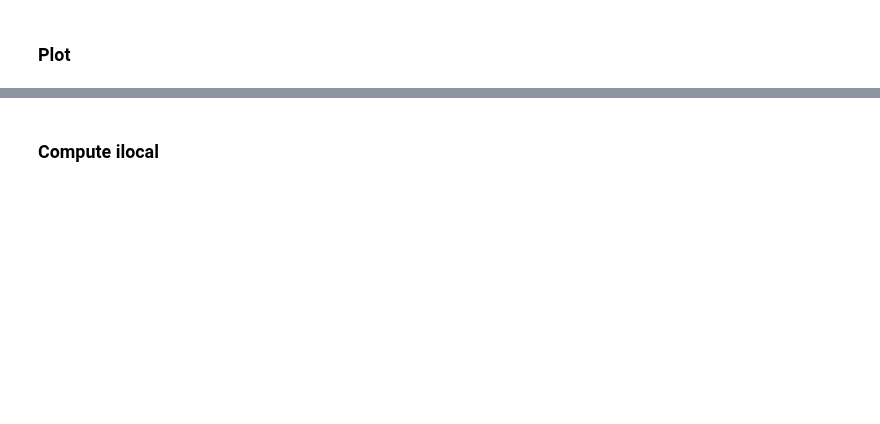
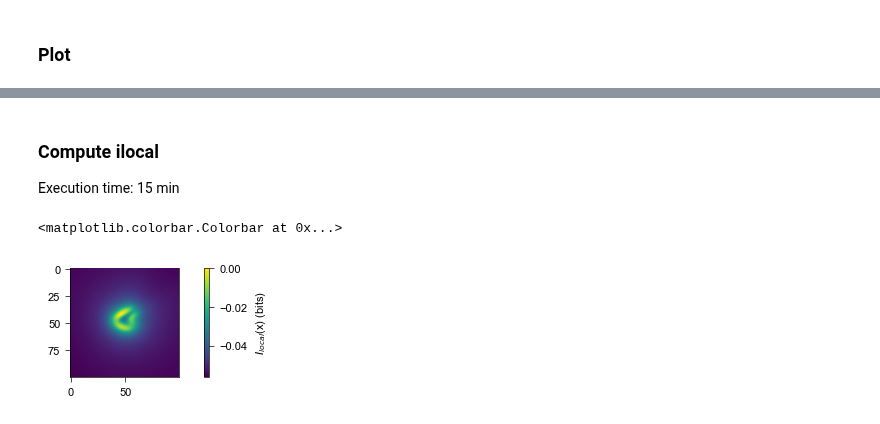
Before and after one commit to steevelaquitaine/fisher-info-limits, a Jupyter notebook: notebooks/fig3_w_ilocal.ipynb, the cells around one changed output, grey strips where cells are left out. Cells and saved outputs as stored; diff of their text form; code cells hidden in the pictures; blank space fills up the shorter version.

```diff
--- a/notebooks/fig3_w_ilocal.ipynb
+++ b/notebooks/fig3_w_ilocal.ipynb
@@ -722,5 +731,7 @@ assert np.allclose(Ilocal0.mean(), 0.0013, atol=1e-4), 'Wrong Ilocal0'
 assert np.allclose(J, np.zeros((2,2)), atol=1e-6), 'Wrong J'
 # %% [markdown]
 ### Compute ilocal
+
+Execution time: 15 min
 # %%
 %%time
@@ -813,4 +821,12 @@ for igamma in range(len(gamma)):
     Inf[igamma] = vec(Ilocal).T @ exp(vec(logpx)) * (dx**2)  # of shape (len(gamma))
+# %%
+# fix ilocal
+ax3 = plt.subplot(3, 1, 3)
+plt.imshow(-Ilocal / np.log(2), cmap='viridis', aspect='equal')
+plt.colorbar(im, ax=ax3, label='$I_{local}$(x) (bits)')
+# %% [output]
+<matplotlib.colorbar.Colorbar at 0x...>
+[figure, added]
 # %%
 %%time
 
```
Also changed, not shown: parts of 12 cells of this notebook, 2 other files.
